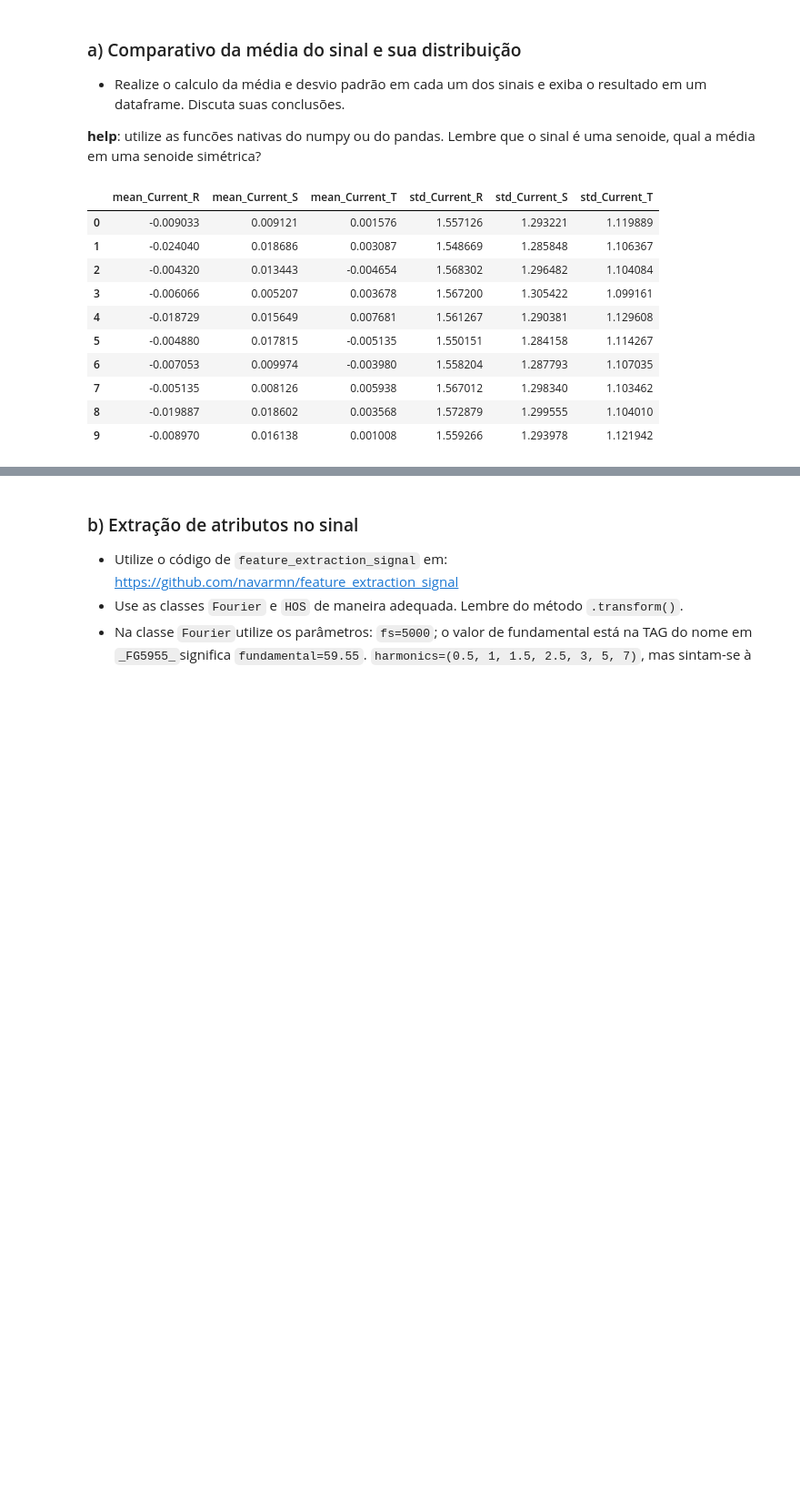
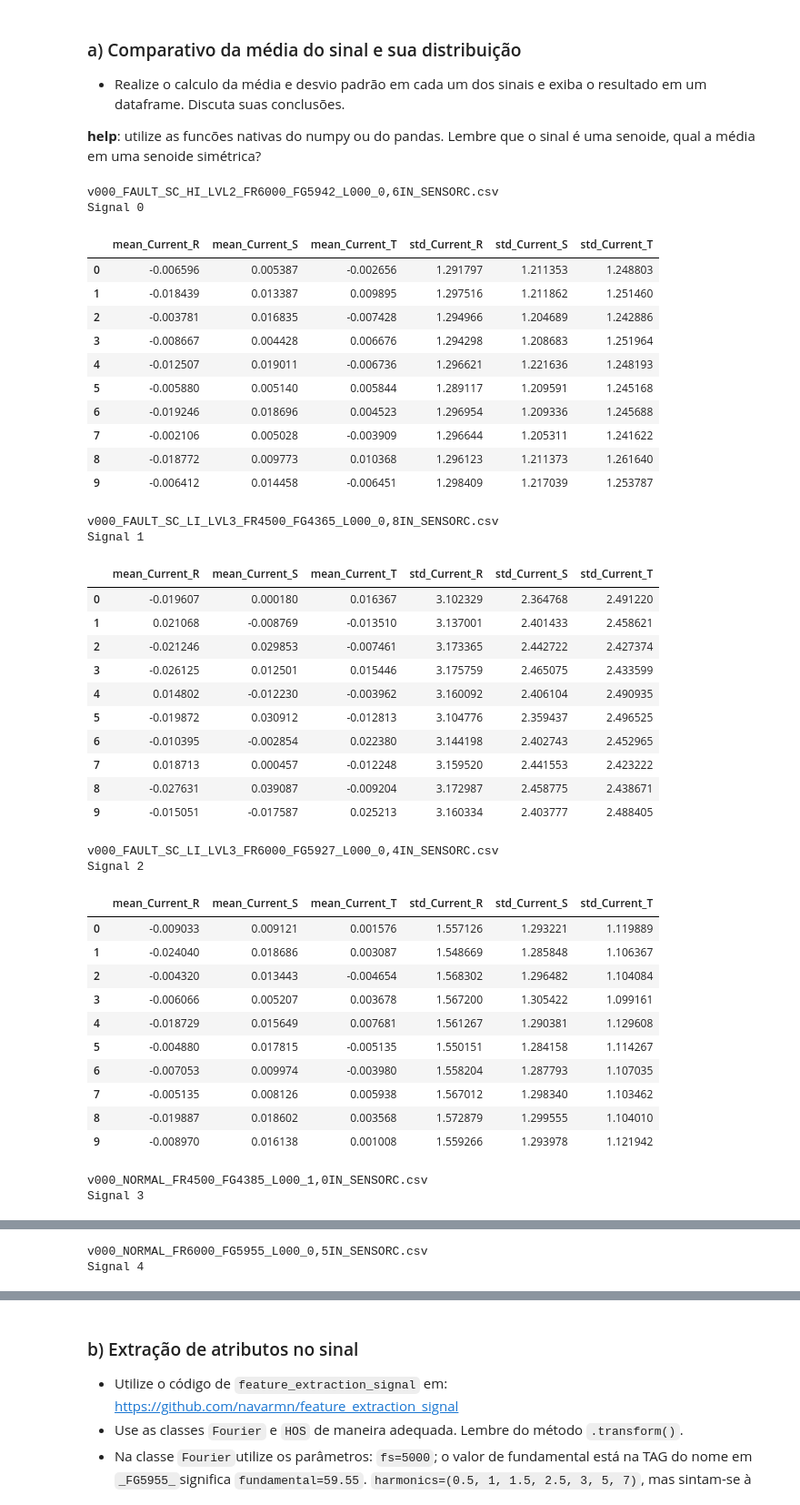
Before and after one commit to MouraYuri/Lapisco_Training, a Jupyter notebook: data_mining_1D/Yuri Moura - Atividades.ipynb, the cells around one changed output, grey strips where cells are left out. Shown at 91% size. Cells and saved outputs as stored; diff of their text form; code cells hidden in the pictures; blank space fills up the shorter version.

```diff
--- a/data_mining_1D/Yuri Moura - Atividades.ipynb
+++ b/data_mining_1D/Yuri Moura - Atividades.ipynb
@@ -163,46 +142,78 @@ def mean_and_std(array_of_dfs, how='slices'):
 
     if how == 'full':
 
-        #calculating the mean and the standard deviation of the current dataframe(df)
+        #calculating the mean and the standard deviation of the dataframe
         serie_mean, serie_std = dataframe.mean(), dataframe.std()
 
         #changing the index of the series
         serie_mean.index,serie_std.index = mean_names,std_names
 
         #returns the mean series concatenated with the std series
         return pd.concat([serie_mean, serie_std], join='outer', sort=False)
 
     if how == 'slices':
         #deleting dataframe variable that will not be used anymore
         del dataframe
 
         for df in array_of_dfs:
 
             #calculating the mean and the standard deviation of the current dataframe(df)
             serie_mean, serie_std = df.mean(), df.std()
 
             #changing the index of the series
             serie_mean.index,serie_std.index = mean_names,std_names
 
             #appending the serie_mean and the serie_std to df_mean and df_std, respectively
             df_mean, df_std = df_mean.append(serie_mean, ignore_index=True), df_std.append(serie_std, ignore_index=True, sort=False)
 
+        #Merging the two dataframes (df_mean and df_std)
         return_df = df_mean.merge(df_std, left_index=True, right_index=True, how='outer')
 
 
     return return_df
 
-answer = mean_and_std(array_of_dfs, how='slices')
-display(answer)
+for i, splited_signal in enumerate(splited_signals):
+    print('\n'+DATAFILES[i]+'\nSignal {}'.format(i))
+    display(mean_and_std(splited_signal, how='slices'))
 # %% [output]
+v000_FAULT_SC_HI_LVL2_FR6000_FG5942_L000_0,6IN_SENSORC.csv
+Signal 0
 |  | mean_Current_R | mean_Current_S | mean_Current_T | std_Current_R | std_Current_S | std_Current_T |
-| 0 | -0.009033 | 0.009121 | 0.001576 | 1.557126 | 1.293221 | 1.119889 |
-| 1 | -0.024040 | 0.018686 | 0.003087 | 1.548669 | 1.285848 | 1.106367 |
-| 2 | -0.004320 | 0.013443 | -0.004654 | 1.568302 | 1.296482 | 1.104084 |
-| 3 | -0.006066 | 0.005207 | 0.003678 | 1.567200 | 1.305422 | 1.099161 |
-| 4 | -0.018729 | 0.015649 | 0.007681 | 1.561267 | 1.290381 | 1.129608 |
-| 5 | -0.004880 | 0.017815 | -0.005135 | 1.550151 | 1.284158 | 1.114267 |
-| 6 | -0.007053 | 0.009974 | -0.003980 | 1.558204 | 1.287793 | 1.107035 |
-| 7 | -0.005135 | 0.008126 | 0.005938 | 1.567012 | 1.298340 | 1.103462 |
-| 8 | -0.019887 | 0.018602 | 0.003568 | 1.572879 | 1.299555 | 1.104010 |
-| 9 | -0.008970 | 0.016138 | 0.001008 | 1.559266 | 1.293978 | 1.121942 |
+| 0 | -0.006596 | 0.005387 | -0.002656 | 1.291797 | 1.211353 | 1.248803 |
+| 1 | -0.018439 | 0.013387 | 0.009895 | 1.297516 | 1.211862 | 1.251460 |
+| 2 | -0.003781 | 0.016835 | -0.007428 | 1.294966 | 1.204689 | 1.242886 |
+| 3 | -0.008667 | 0.004428 | 0.006676 | 1.294298 | 1.208683 | 1.251964 |
+| 4 | -0.012507 | 0.019011 | -0.006736 | 1.296621 | 1.221636 | 1.248193 |
+| 5 | -0.005880 | 0.005140 | 0.005844 | 1.289117 | 1.209591 | 1.245168 |
+| 6 | -0.019246 | 0.018696 | 0.004523 | 1.296954 | 1.209336 | 1.245688 |
+| 7 | -0.002106 | 0.005028 | -0.003909 | 1.296644 | 1.205311 | 1.241622 |
+| 8 | -0.018772 | 0.009773 | 0.010368 | 1.296123 | 1.211373 | 1.261640 |
+| 9 | -0.006412 | 0.014458 | -0.006451 | 1.298409 | 1.217039 | 1.253787 |
+v000_FAULT_SC_LI_LVL3_FR4500_FG4365_L000_0,8IN_SENSORC.csv
+Signal 1
+|  | mean_Current_R | mean_Current_S | mean_Current_T | std_Current_R | std_Current_S | std_Current_T |
+| 0 | -0.019607 | 0.000180 | 0.016367 | 3.102329 | 2.364768 | 2.491220 |
+| 1 | 0.021068 | -0.008769 | -0.013510 | 3.137001 | 2.401433 | 2.458621 |
+| 2 | -0.021246 | 0.029853 | -0.007461 | 3.173365 | 2.442722 | 2.427374 |
+| 3 | -0.026125 | 0.012501 | 0.015446 | 3.175759 | 2.465075 | 2.433599 |
+| 4 | 0.014802 | -0.012230 | -0.003962 | 3.160092 | 2.406104 | 2.490935 |
+| 5 | -0.019872 | 0.030912 | -0.012813 | 3.104776 | 2.359437 | 2.496525 |
+| 6 | -0.010395 | -0.002854 | 0.022380 | 3.144198 | 2.402743 | 2.452965 |
+| 7 | 0.018713 | 0.000457 | -0.012248 | 3.159520 | 2.441553 | 2.423222 |
+| 8 | -0.027631 | 0.039087 | -0.009204 | 3.172987 | 2.458775 | 2.438671 |
+| 9 | -0.015051 | -0.017587 | 0.025213 | 3.160334 | 2.403777 | 2.488405 |
+v000_FAULT_SC_LI_LVL3_FR6000_FG5927_L000_0,4IN_SENSORC.csv
+Signal 2
+|  | mean_Current_R | mean_Current_S | mean_Current_T | std_Current_R | std_Current_S | std_Current_T |
+| 0 | -0.009033 | 0.009121 | 0.001576 | 1.557126 | 1.293221 | 1.119889 |
+| 1 | -0.024040 | 0.018686 | 0.003087 | 1.548669 | 1.285848 | 1.106367 |
+| 2 | -0.004320 | 0.013443 | -0.004654 | 1.568302 | 1.296482 | 1.104084 |
+| 3 | -0.006066 | 0.005207 | 0.003678 | 1.567200 | 1.305422 | 1.099161 |
+| 4 | -0.018729 | 0.015649 | 0.007681 | 1.561267 | 1.290381 | 1.129608 |
+| 5 | -0.004880 | 0.017815 | -0.005135 | 1.550151 | 1.284158 | 1.114267 |
+| 6 | -0.007053 | 0.009974 | -0.003980 | 1.558204 | 1.287793 | 1.107035 |
+| 7 | -0.005135 | 0.008126 | 0.005938 | 1.567012 | 1.298340 | 1.103462 |
+| 8 | -0.019887 | 0.018602 | 0.003568 | 1.572879 | 1.299555 | 1.104010 |
+| 9 | -0.008970 | 0.016138 | 0.001008 | 1.559266 | 1.293978 | 1.121942 |
+v000_NORMAL_FR4500_FG4385_L000_1,0IN_SENSORC.csv
+Signal 3
@@ -208,0 +231,2 @@ display(answer)
+v000_NORMAL_FR6000_FG5955_L000_0,5IN_SENSORC.csv
+Signal 4
```
Also changed, not shown: parts of 9 cells of this notebook.
